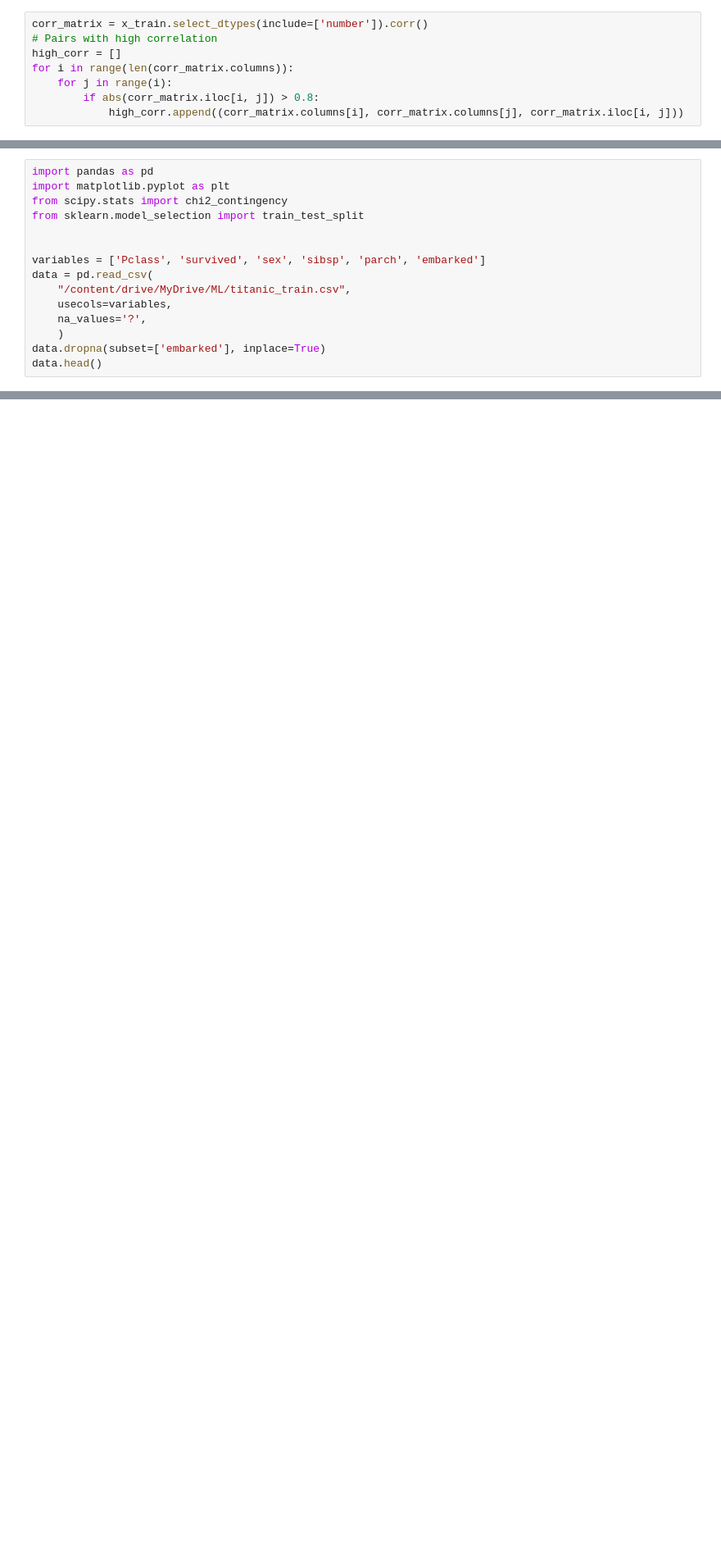
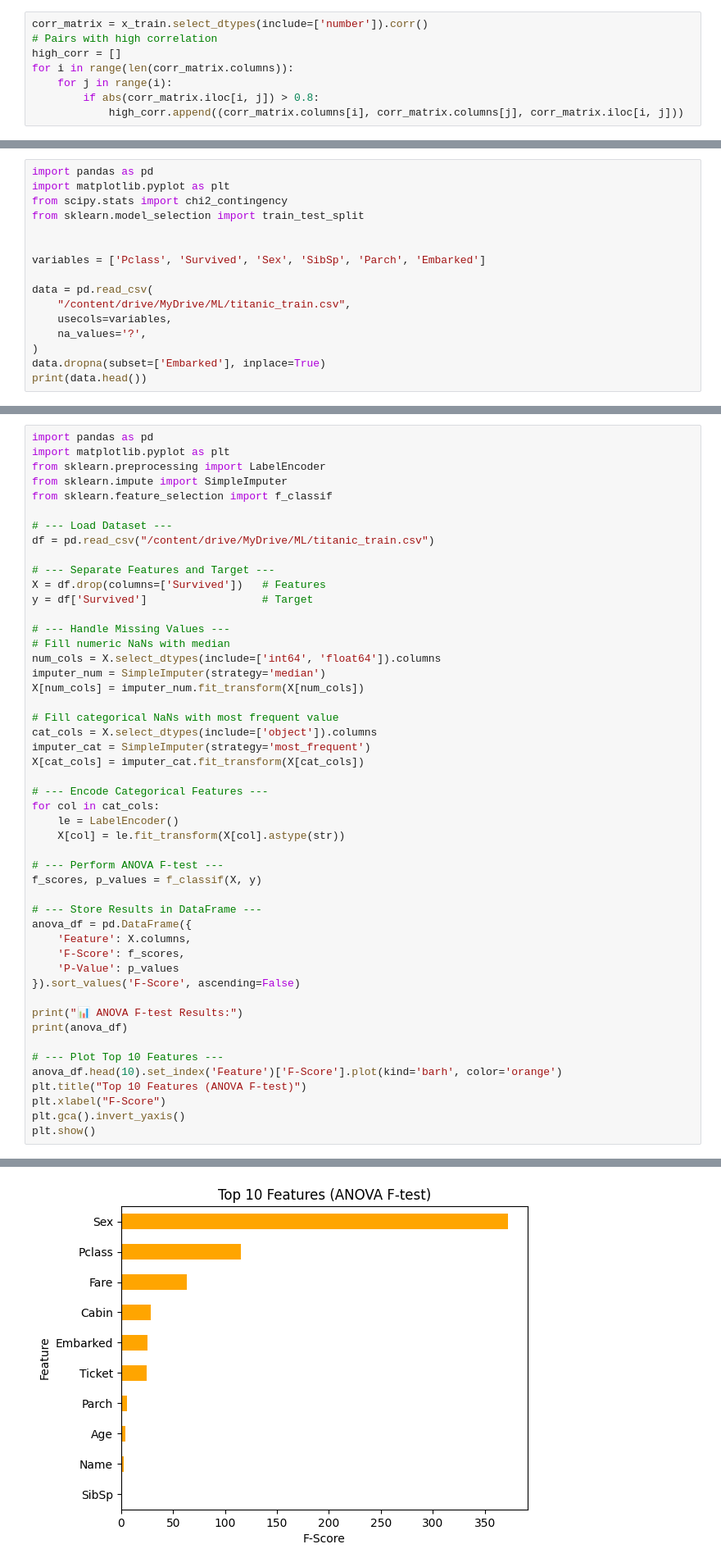
Before and after one commit to Lakshman3556/Machine_Learning, a Jupyter notebook: MLweek3.ipynb, the cells around one changed output, grey strips where cells are left out. Shown at 82% size. Cells and saved outputs as stored; diff of their text form; blank space fills up the shorter version.

```diff
--- a/MLweek3.ipynb
+++ b/MLweek3.ipynb
@@ -116,11 +177,12 @@ from scipy.stats import chi2_contingency
 from sklearn.model_selection import train_test_split
 
 
-variables = ['Pclass', 'survived', 'sex', 'sibsp', 'parch', 'embarked']
+variables = ['Pclass', 'Survived', 'Sex', 'SibSp', 'Parch', 'Embarked']
+
 data = pd.read_csv(
     "/content/drive/MyDrive/ML/titanic_train.csv",
     usecols=variables,
     na_values='?',
-    )
-data.dropna(subset=['embarked'], inplace=True)
-data.head()
+)
+data.dropna(subset=['Embarked'], inplace=True)
+print(data.head())
@@ -126,0 +237,50 @@ data.head()
+# %%
+import pandas as pd
+import matplotlib.pyplot as plt
+from sklearn.preprocessing import LabelEncoder
+from sklearn.impute import SimpleImputer
+from sklearn.feature_selection import f_classif
+
+# --- Load Dataset ---
+df = pd.read_csv("/content/drive/MyDrive/ML/titanic_train.csv")
+
+# --- Separate Features and Target ---
+X = df.drop(columns=['Survived'])   # Features
+y = df['Survived']                  # Target
+
+# --- Handle Missing Values ---
+# Fill numeric NaNs with median
+num_cols = X.select_dtypes(include=['int64', 'float64']).columns
+imputer_num = SimpleImputer(strategy='median')
+X[num_cols] = imputer_num.fit_transform(X[num_cols])
+
+# Fill categorical NaNs with most frequent value
+cat_cols = X.select_dtypes(include=['object']).columns
+imputer_cat = SimpleImputer(strategy='most_frequent')
+X[cat_cols] = imputer_cat.fit_transform(X[cat_cols])
+
+# --- Encode Categorical Features ---
+for col in cat_cols:
+    le = LabelEncoder()
+    X[col] = le.fit_transform(X[col].astype(str))
+
+# --- Perform ANOVA F-test ---
+f_scores, p_values = f_classif(X, y)
+
+# --- Store Results in DataFrame ---
+anova_df = pd.DataFrame({
+    'Feature': X.columns,
+    'F-Score': f_scores,
+    'P-Value': p_values
+}).sort_values('F-Score', ascending=False)
+
+print("📊 ANOVA F-test Results:")
+print(anova_df)
+
+# --- Plot Top 10 Features ---
+anova_df.head(10).set_index('Feature')['F-Score'].plot(kind='barh', color='orange')
+plt.title("Top 10 Features (ANOVA F-test)")
+plt.xlabel("F-Score")
+plt.gca().invert_yaxis()
+plt.show()
+# %% [output]
@@ -126,0 +300 @@ data.head()
+[figure, added]
```
Also changed, not shown: parts of 4 cells of this notebook.
